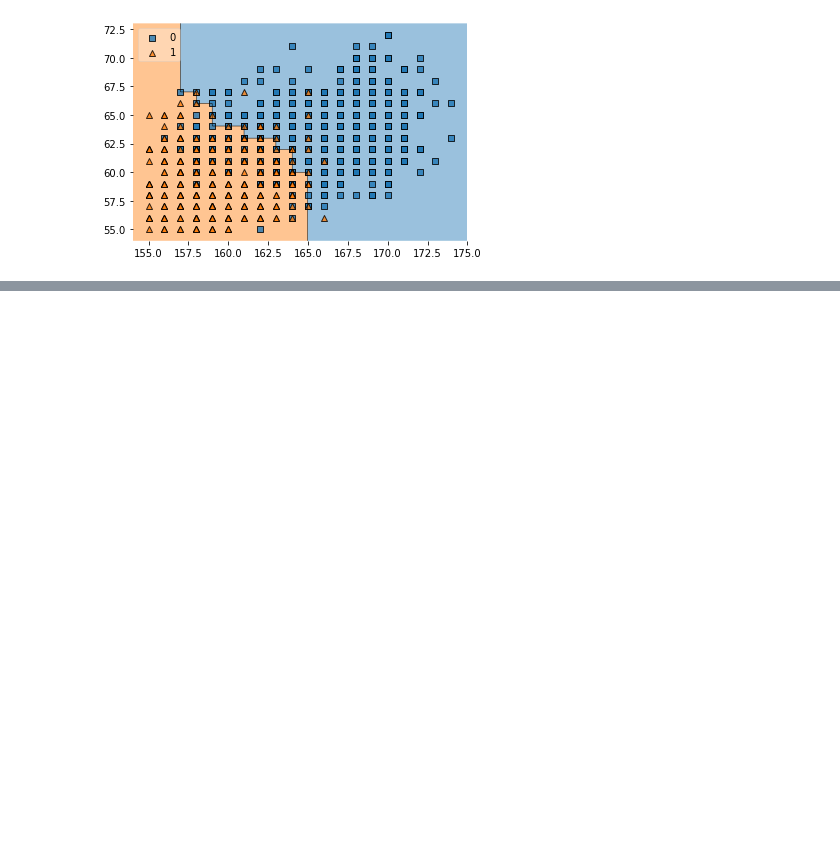
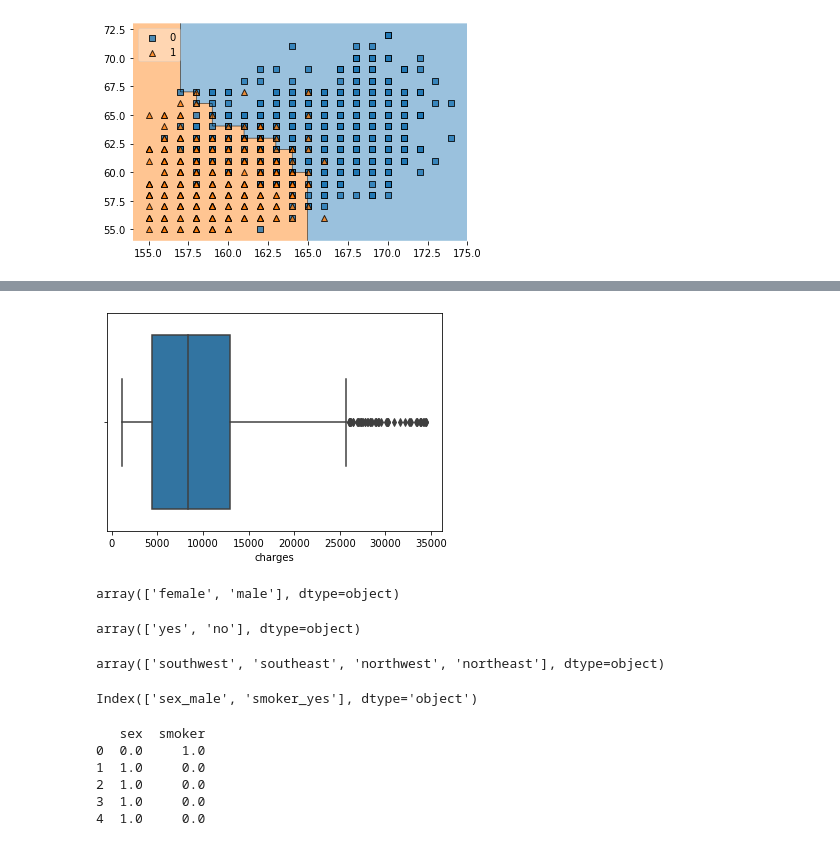
Before and after one commit to MuhammadUzair0786/Non-Linear-Machine-Learning-Model-Building, a Jupyter notebook: K-Nearest-Neighbour-Algorithm.ipynb, the cells around one changed output, grey strips where cells are left out. Saved outputs shown, nothing was run; the diff lists cells and outputs as text; code cells hidden in the pictures; blank space fills up the shorter version.

```diff
--- a/K-Nearest-Neighbour-Algorithm.ipynb
+++ b/K-Nearest-Neighbour-Algorithm.ipynb
@@ -114,0 +166,2 @@ plt.show()
+# %%
+dataset = dataset[(dataset['charges'] >= mini) & (dataset['charges'] <= max)]
@@ -114,0 +180,38 @@ plt.show()
+# %%
+sns.boxplot(x='charges', data=dataset)
+plt.show()
+# %% [output]
+[figure, added]
+# %%
+dataset['sex'].unique()
+# %% [output]
+array(['female', 'male'], dtype=object)
+# %%
+dataset['smoker'].unique()
+# %% [output]
+array(['yes', 'no'], dtype=object)
+# %%
+dataset['region'].unique()
+# %% [output]
+array(['southwest', 'southeast', 'northwest', 'northeast'], dtype=object)
+# %%
+from sklearn.preprocessing import OneHotEncoder
+encoder=OneHotEncoder(drop='first')
+encoded_features=encoder.fit_transform(dataset[['sex','smoker']]).toarray()
+encoded_features = pd.DataFrame(encoded_features, columns=encoder.get_feature_names_out())
+print(encoded_features.columns)
+# %% [output]
+Index(['sex_male', 'smoker_yes'], dtype='object')
+# %%
+encoded_features.rename(columns={
+    'sex_male':'sex',
+    'smoker_yes':'smoker',
+},inplace=True)
+print(encoded_features.head())
+# %% [output]
+   sex  smoker
+0  0.0     1.0
+1  1.0     0.0
+2  1.0     0.0
+3  1.0     0.0
+4  1.0     0.0
```
Also changed, not shown: parts of 40 cells of this notebook.
